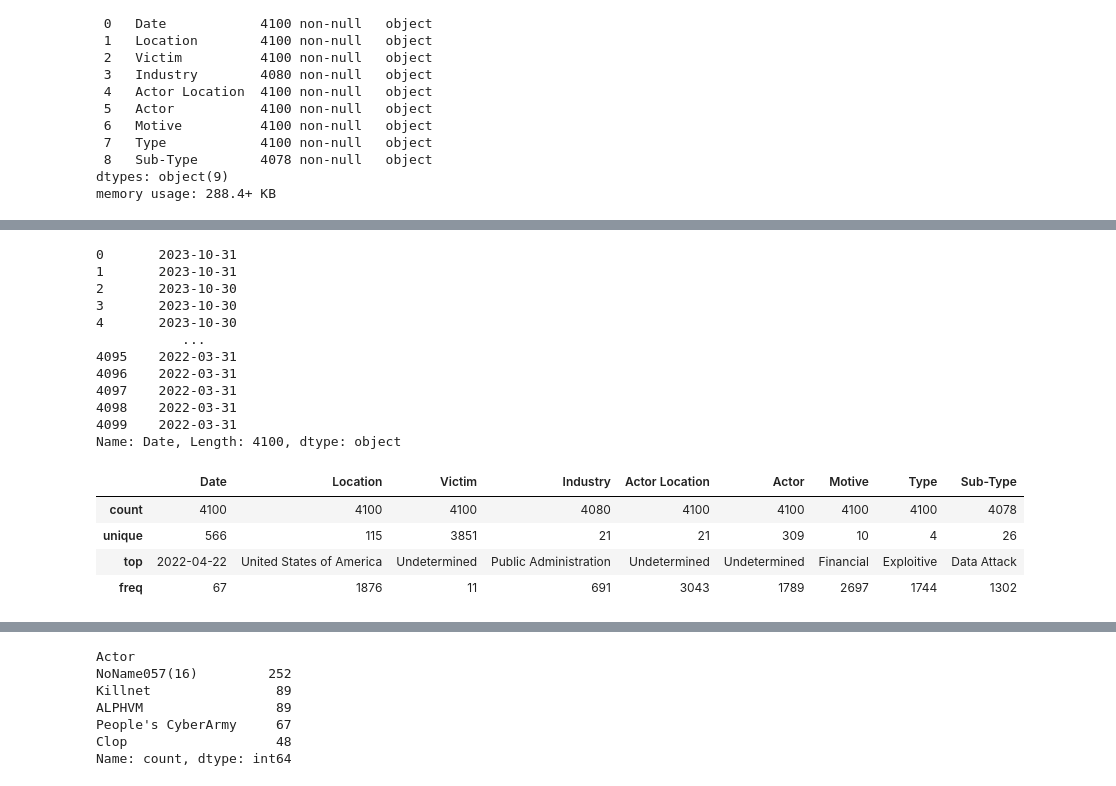
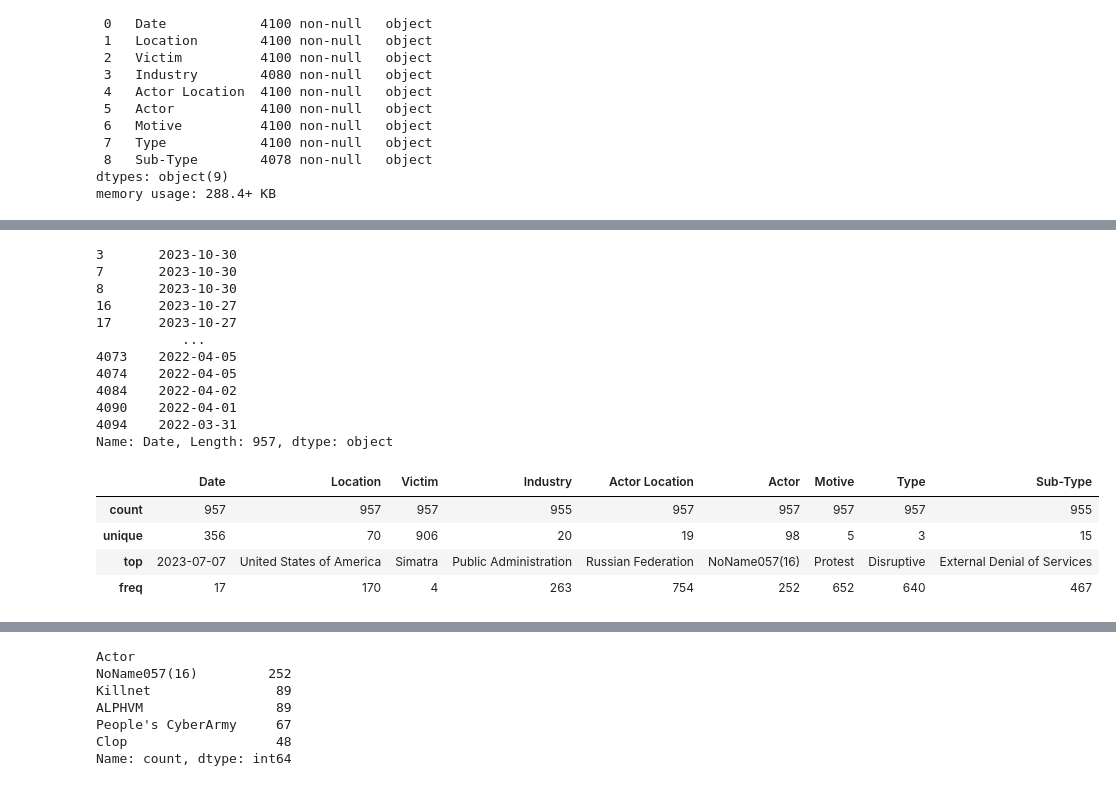
Before and after one commit to Sof0-0/CMPS3160_Project_CyberAttacks, a Jupyter notebook: DSProject.ipynb, the cells around one changed output, grey strips where cells are left out. Cells and saved outputs as stored; diff of their text form; code cells hidden in the pictures.

```diff
--- a/DSProject.ipynb
+++ b/DSProject.ipynb
@@ -300,24 +318,24 @@ memory usage: 288.4+ KB
 # %%
-df_attack['Date']
+filtered_att['Date']
 # %% [output]
-0       2023-10-31
-1       2023-10-31
-2       2023-10-30
 3       2023-10-30
-4       2023-10-30
+7       2023-10-30
+8       2023-10-30
+16      2023-10-27
+17      2023-10-27
            ...
-4095    2022-03-31
-4096    2022-03-31
-4097    2022-03-31
-4098    2022-03-31
-4099    2022-03-31
-Name: Date, Length: 4100, dtype: object
+4073    2022-04-05
+4074    2022-04-05
+4084    2022-04-02
+4090    2022-04-01
+4094    2022-03-31
+Name: Date, Length: 957, dtype: object
 # %%
-df_attack.describe()
+filtered_att.describe()
 # %% [output]
 |  | Date | Location | Victim | Industry | Actor Location | Actor | Motive | Type | Sub-Type |
-| count | 4100 | 4100 | 4100 | 4080 | 4100 | 4100 | 4100 | 4100 | 4078 |
-| unique | 566 | 115 | 3851 | 21 | 21 | 309 | 10 | 4 | 26 |
-| top | 2022-04-22 | United States of America | Undetermined | Public Administration | Undetermined | Undetermined | Financial | Exploitive | Data Attack |
-| freq | 67 | 1876 | 11 | 691 | 3043 | 1789 | 2697 | 1744 | 1302 |
+| count | 957 | 957 | 957 | 955 | 957 | 957 | 957 | 957 | 955 |
+| unique | 356 | 70 | 906 | 20 | 19 | 98 | 5 | 3 | 15 |
+| top | 2023-07-07 | United States of America | Simatra | Public Administration | Russian Federation | NoName057(16) | Protest | Disruptive | External Denial of Services |
+| freq | 17 | 170 | 4 | 263 | 754 | 252 | 652 | 640 | 467 |
 # %%
```
Also changed, not shown: parts of 16 cells of this notebook.
